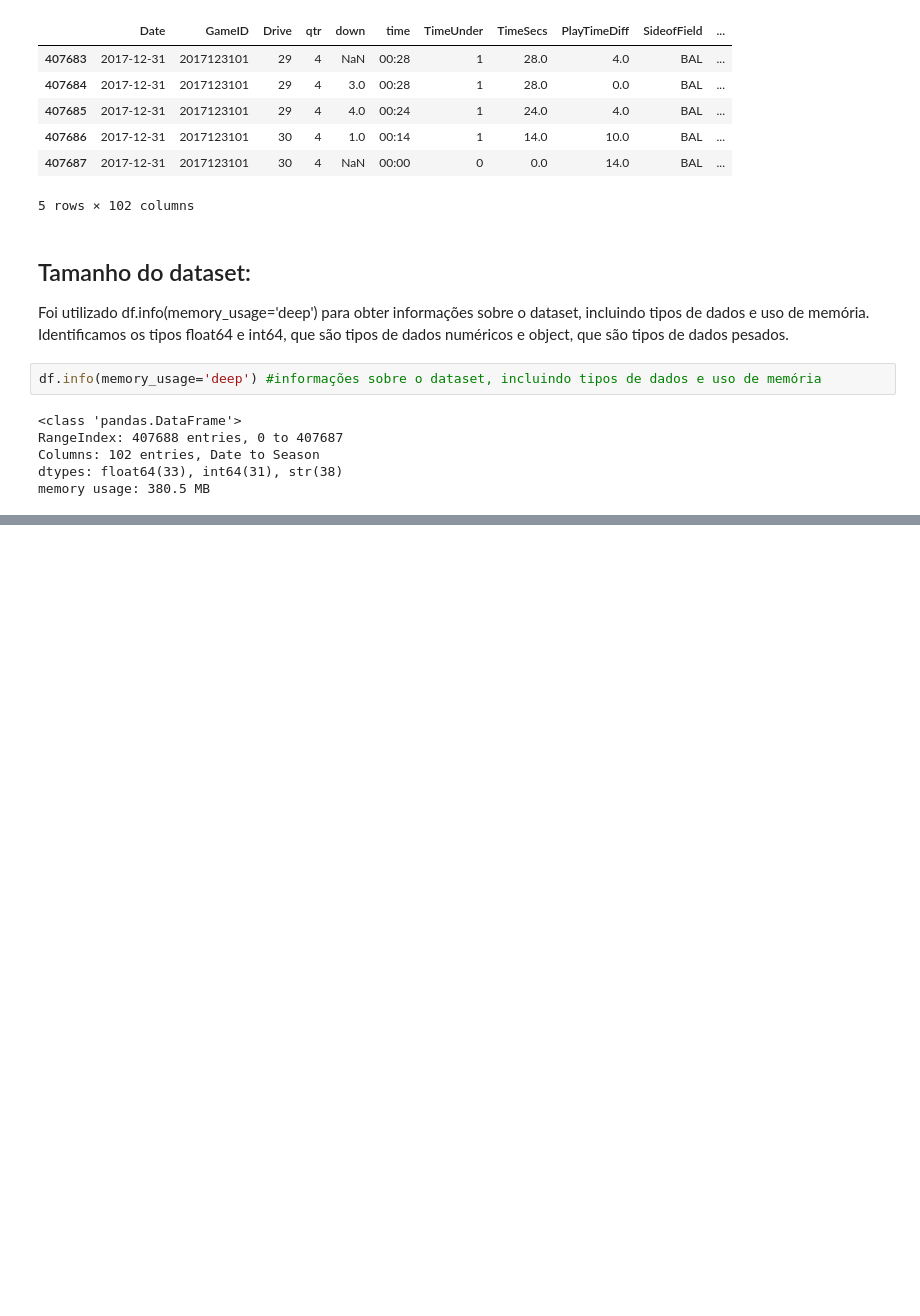
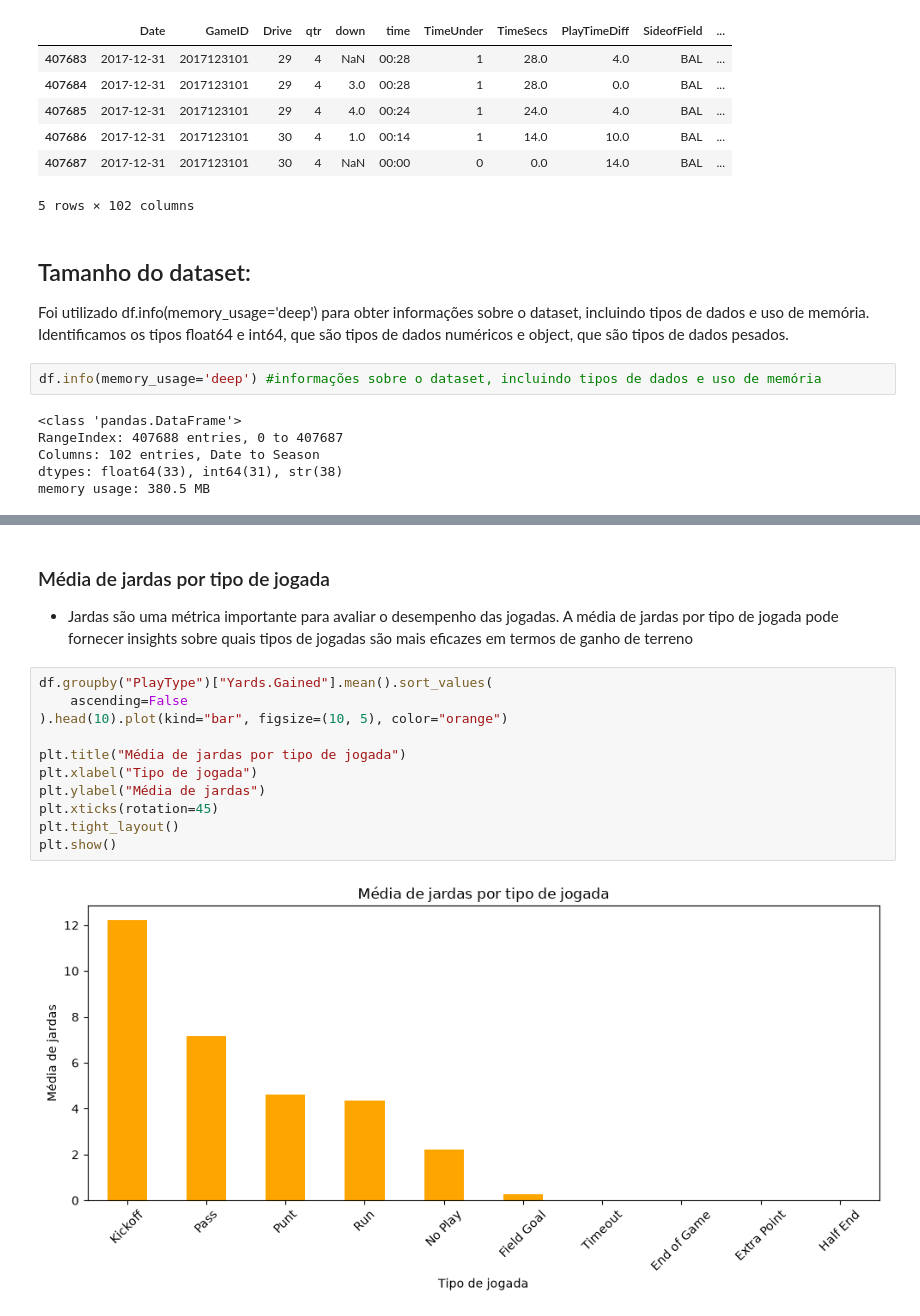
Before and after one commit to patrick0753/aulas_rafael_lapd, a Jupyter notebook: nfl_eda.ipynb, the cells around one changed output, grey strips where cells are left out. Saved outputs shown, nothing was run; the diff lists cells and outputs as text; blank space fills up the shorter version.

```diff
--- a/nfl_eda.ipynb
+++ b/nfl_eda.ipynb
@@ -76,0 +282,16 @@ Tamanho do CSV (em MB): 262.77
+# %% [markdown]
+### Média de jardas por tipo de jogada
+- Jardas são uma métrica importante para avaliar o desempenho das jogadas. A média de jardas por tipo de jogada pode fornecer insights sobre quais tipos de jogadas são mais eficazes em termos de ganho de terreno
+# %%
+df.groupby("PlayType")["Yards.Gained"].mean().sort_values(
+    ascending=False
+).head(10).plot(kind="bar", figsize=(10, 5), color="orange")
+
+plt.title("Média de jardas por tipo de jogada")
+plt.xlabel("Tipo de jogada")
+plt.ylabel("Média de jardas")
+plt.xticks(rotation=45)
+plt.tight_layout()
+plt.show()
+# %% [output]
+[figure, added]
```
Also changed, not shown: parts of 32 cells of this notebook.
